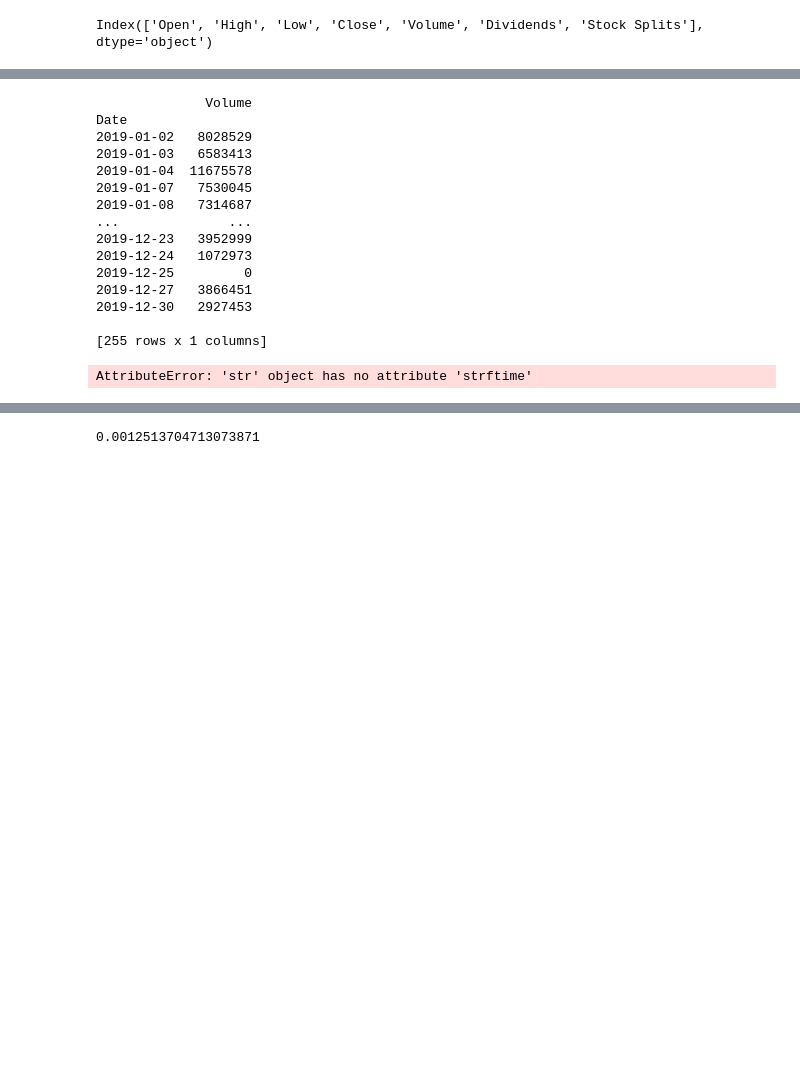
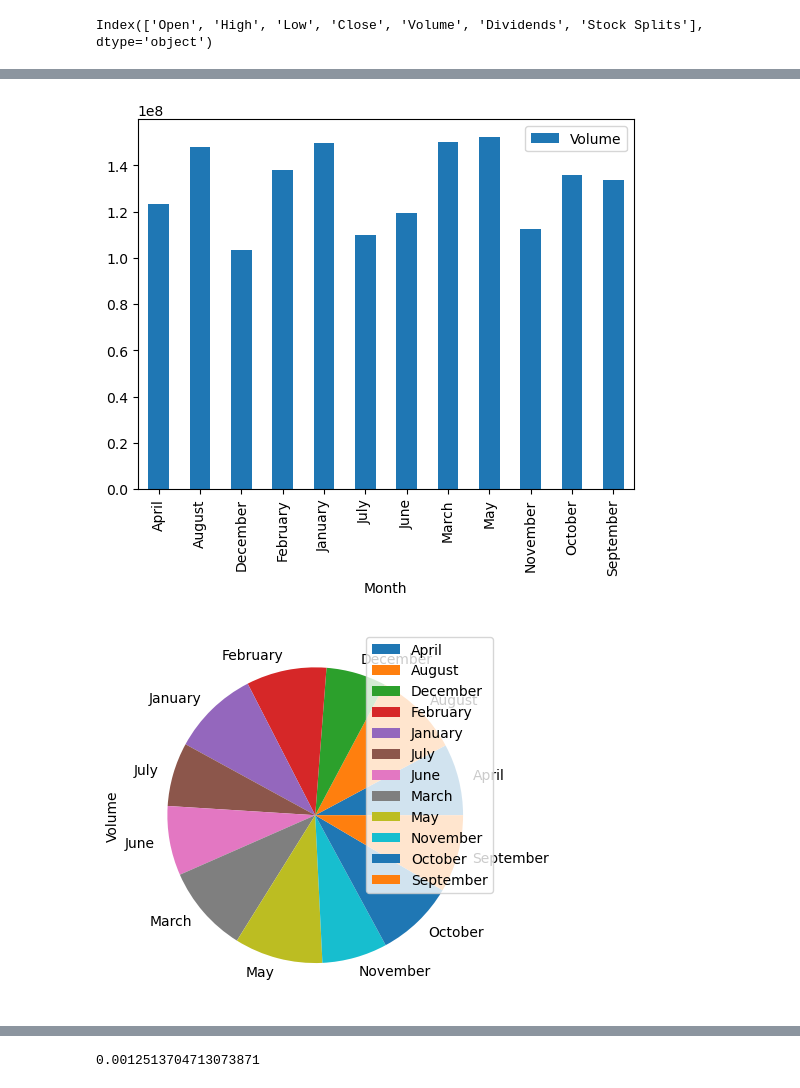
Before and after one commit to antoinerougier/Projet-Python-pour-la-data-science-, a Jupyter notebook: ProjetPython_v20221216.ipynb, the cells around one changed output, grey strips where cells are left out. Cells and saved outputs as stored; diff of their text form; code cells hidden in the pictures; blank space fills up the shorter version.

Commit message:
Bug sur le graphique les mois ne sont pas correctement représenté il faut changer cela

```diff
--- a/ProjetPython_v20221216.ipynb
+++ b/ProjetPython_v20221216.ipynb
@@ -135,47 +100,30 @@ Date
-# %%
-#On veut aussi avoir un histogramme qui nous montre le nombre de transaction par mois de l'action AXA pour voir si il y a
-#une évolution
-
-df3 = df2[['Volume']]
-print(df3)
-
-df3 = df3.reset_index()
-df3["Date"] = df3["Date"].apply(lambda x: x.strftime("%m"))
-
-df_grouped = df3.groupby(df3['Date'])
-
-#for key, item in df_grouped:
-#    print(key)
-#    print(df_grouped.get_group(key))
-
-sums = df_grouped.sum()
-sums
-sums.plot.bar()
-plt.show()
-
-sums.plot.pie(subplots=True)
-plt.show()
-
-
-cor = df[["Open", "Volume"]].corr()
-cor
-# %% [output]
-              Volume
-Date
-2019-01-02   8028529
-2019-01-03   6583413
-2019-01-04  11675578
-2019-01-07   7530045
-2019-01-08   7314687
-...              ...
-2019-12-23   3952999
-2019-12-24   1072973
-2019-12-25         0
-2019-12-27   3866451
-2019-12-30   2927453
-
-[255 rows x 1 columns]
-AttributeError: 'str' object has no attribute 'strftime'
+# %%
+#On veut aussi avoir un histogramme qui nous montre le nombre de transaction par mois de l'action AXA pour voir si il y a
+#une évolution
+
+#On veut aussi avoir un histogramme qui nous montre le nombre de transaction par année de l'action AXA
+new_df = df2[['Volume']]
+new_df
+new_df = new_df.reset_index()
+new_df['Month'] = pd.to_datetime(new_df['Date']).dt.strftime('%B')
+df_grouped = new_df.groupby(new_df['Month'])
+
+#df_grouped = new_df.groupby(pd.to_datetime(new_df['Date']).dt.month)
+
+#for key, item in df_grouped:
+#    print(key)
+#    print(df_grouped.get_group(key))
+
+sums = df_grouped.sum()
+sums
+sums.plot.bar()
+plt.show()
+
+sums.plot.pie(subplots=True)
+plt.show()
+# %% [output]
+[figure, added]
+[figure, added]
 # %%
 # III Modélisation d'un modèle de régression linéaire pour prédire les prix
 # %%
```
Also changed, not shown: parts of 7 cells of this notebook.
